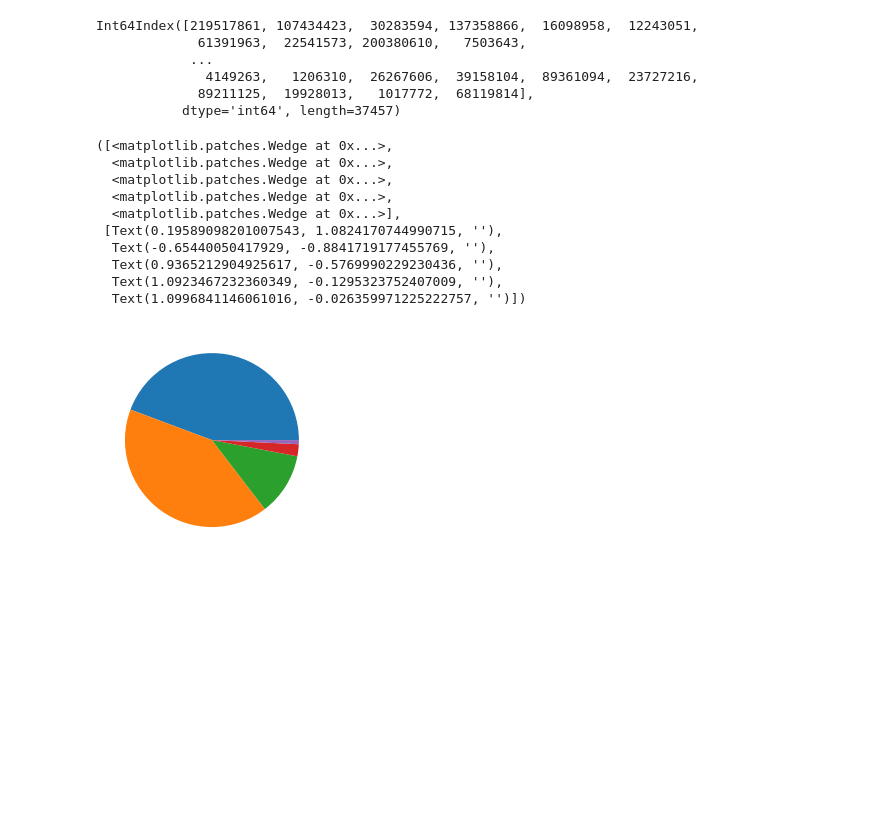
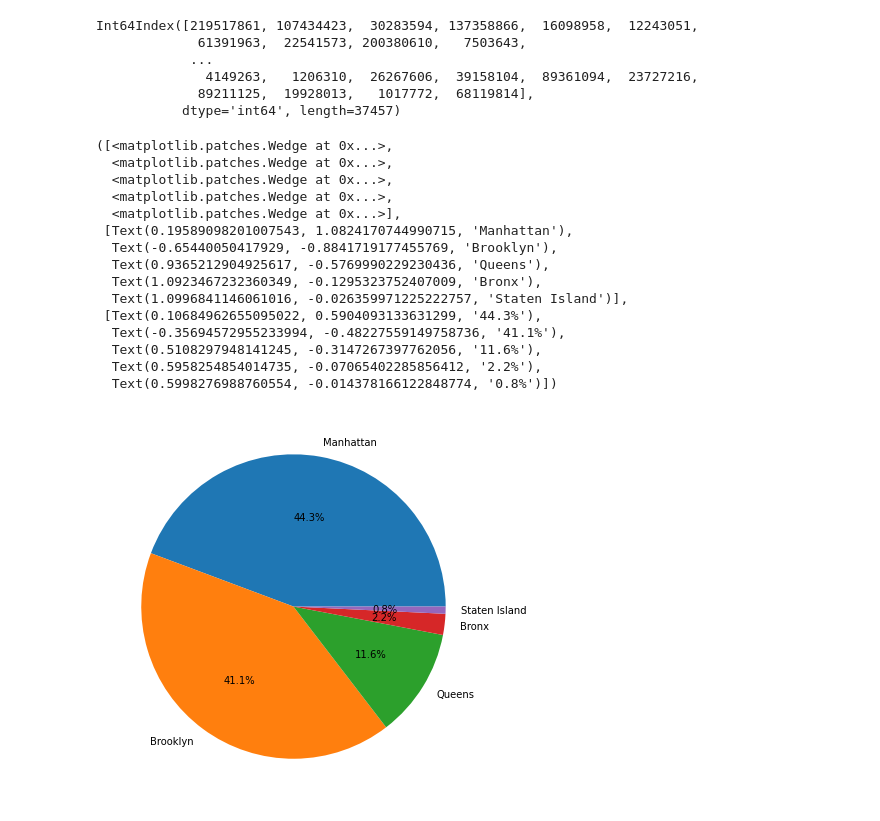
Before and after one commit to sneraikar/Airbnb-Bookings-Analysis, a Jupyter notebook: Airbnb_Bookings_Analysis_Capstone_Project_Solution.ipynb, the cells around one changed output. Cells and saved outputs as stored; diff of their text form; code cells hidden in the pictures; blank space fills up the shorter version.

```diff
--- a/Airbnb_Bookings_Analysis_Capstone_Project_Solution.ipynb
+++ b/Airbnb_Bookings_Analysis_Capstone_Project_Solution.ipynb
@@ -158,16 +154,22 @@ Int64Index([219517861, 107434423,  30283594, 137358866,  16098958,  12243051,
              89211125,  19928013,   1017772,  68119814],
            dtype='int64', length=37457)
 # %%
-plt.pie(df.neighbourhood_group.value_counts(),labels= )
+plt.figure(figsize=(12,7))
+plt.pie(df.neighbourhood_group.value_counts(),labels=df.neighbourhood_group.value_counts().index,autopct="%1.1f%%")
 # %% [output]
 ([<matplotlib.patches.Wedge at 0x...>,
   <matplotlib.patches.Wedge at 0x...>,
   <matplotlib.patches.Wedge at 0x...>,
   <matplotlib.patches.Wedge at 0x...>,
   <matplotlib.patches.Wedge at 0x...>],
- [Text(0.19589098201007543, 1.0824170744990715, ''),
-  Text(-0.65440050417929, -0.8841719177455769, ''),
-  Text(0.9365212904925617, -0.5769990229230436, ''),
-  Text(1.0923467232360349, -0.1295323752407009, ''),
-  Text(1.0996841146061016, -0.026359971225222757, '')])
+ [Text(0.19589098201007543, 1.0824170744990715, 'Manhattan'),
+  Text(-0.65440050417929, -0.8841719177455769, 'Brooklyn'),
+  Text(0.9365212904925617, -0.5769990229230436, 'Queens'),
+  Text(1.0923467232360349, -0.1295323752407009, 'Bronx'),
+  Text(1.0996841146061016, -0.026359971225222757, 'Staten Island')],
+ [Text(0.10684962655095022, 0.5904093133631299, '44.3%'),
+  Text(-0.35694572955233994, -0.48227559149758736, '41.1%'),
+  Text(0.5108297948141245, -0.3147267397762056, '11.6%'),
+  Text(0.5958254854014735, -0.07065402285856412, '2.2%'),
+  Text(0.5998276988760554, -0.014378166122848774, '0.8%')])
-[figure, old version]
+[figure, new version]
```
Also changed, not shown: parts of 6 cells of this notebook.
